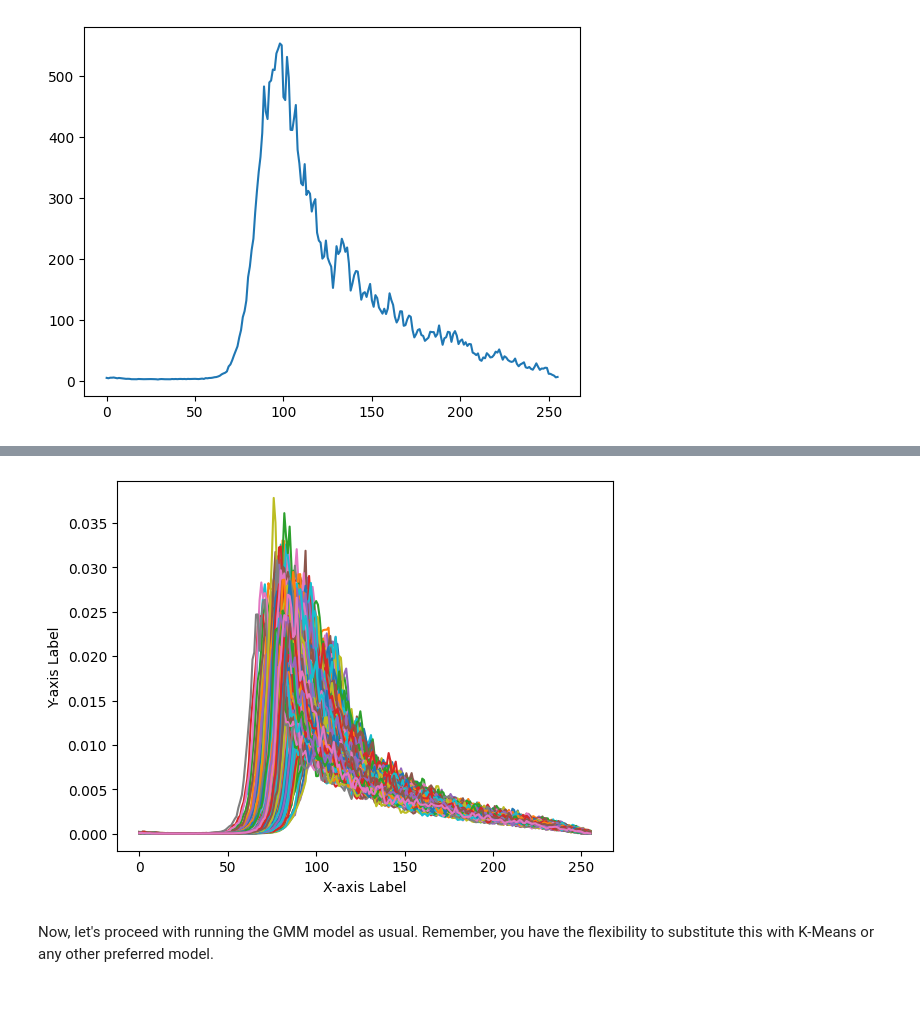
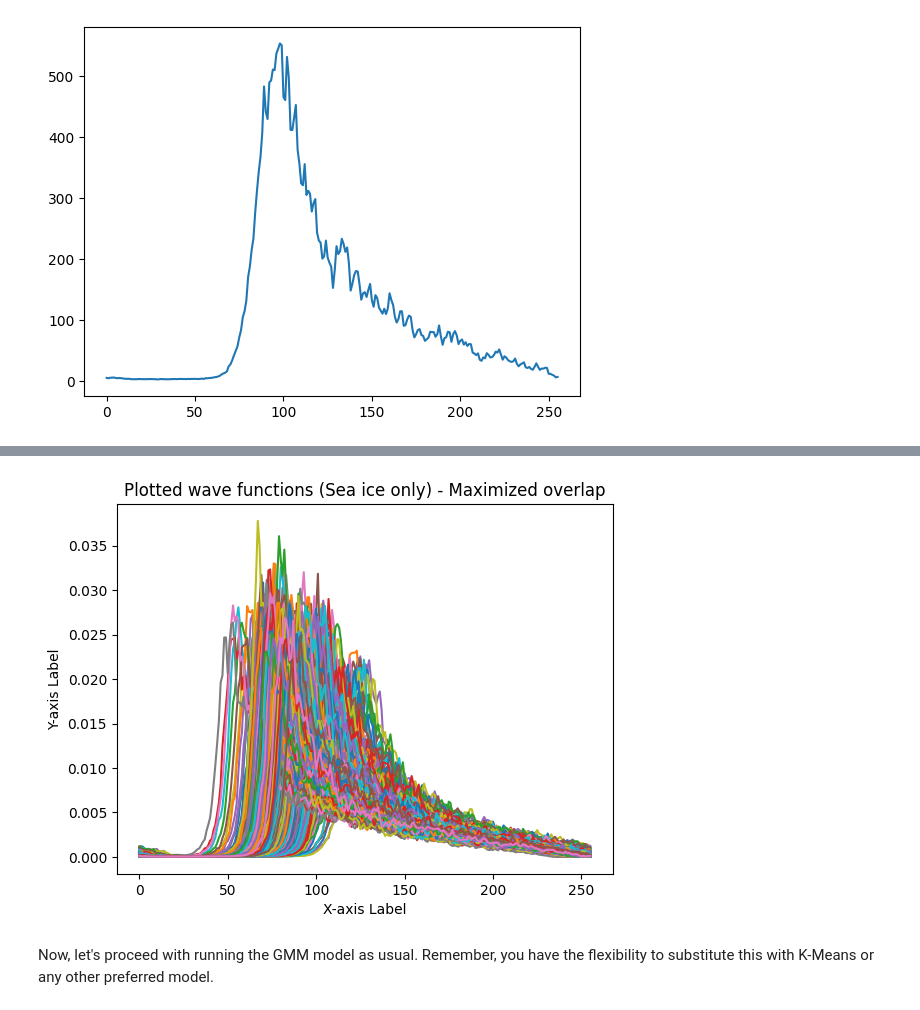
Before and after one commit to MaggieJian/Week4, a Jupyter notebook: Chapter1_Unsupervised_Learning_Methods_20018568.ipynb, the cells around one changed output, grey strips where cells are left out. Cells and saved outputs as stored; diff of their text form; code cells hidden in the pictures.

```diff
--- a/Chapter1_Unsupervised_Learning_Methods_20018568.ipynb
+++ b/Chapter1_Unsupervised_Learning_Methods_20018568.ipynb
@@ -506,13 +527,19 @@ waves_cleaned.shape
 # %%
-# For ice where flag_cleaned==1
-functions_to_plot = waves[~np.isnan(data_normalized).any(axis=1)][(flag_cleaned==1)][::10]
+# Now specify that each wave starts at a similar point on the x_axis, for ease of comparison
 
-# Plot each function
-for i, function in enumerate(functions_to_plot):
-    plt.plot(function/np.sum(function)) # Divide by the sum of the values
+# Calculate the average function
+average_function = np.mean(functions_to_plot, axis=0)
+
+# Calculate the shift needed for each function to align with the average function
+shifts = [np.argmax(np.correlate(average_function, function, mode='full')) - len(average_function) + 1
+          for function in functions_to_plot]
+
+# Plot each function with calculated shift
+for i, (function, shift) in enumerate(zip(functions_to_plot, shifts)):
+    plt.plot(np.roll(function, -shift) / np.sum(function))  # Shift and normalize
 
 plt.xlabel('X-axis Label')
 plt.ylabel('Y-axis Label')
-plt.title('Plotted wave functions (Sea ice only)')
+plt.title('Plotted wave functions (Sea ice only) - Maximized overlap')
 plt.show()
 # %% [output]
@@ -522,16 +547,23 @@ Focus on leads where flag_cleaned==0
 # %%
-functions_to_plot = waves[~np.isnan(data_normalized).any(axis=1)][(flag_cleaned==0)][::10]
+# Now specify that each wave starts at a similar point on the x_axis, for ease of comparison
 
-# Plot each function
-for i, function in enumerate(functions_to_plot):
-    plt.plot(function/np.sum(function)) # Divide by the sum of the values
+# Calculate the average function
+average_function = np.mean(functions_to_plot, axis=0)
+
+# Calculate the shift needed for each function to align with the average function
+shifts = [np.argmax(np.correlate(average_function, function, mode='full')) - len(average_function) + 1
+          for function in functions_to_plot]
+
+# Plot each function with calculated shift
+for i, (function, shift) in enumerate(zip(functions_to_plot, shifts)):
+    plt.plot(np.roll(function, -shift) / np.sum(function))  # Shift and normalize
 
 plt.xlabel('X-axis Label')
 plt.ylabel('Y-axis Label')
-plt.title('Plotted wave functions (Lead only)')
+plt.title('Plotted wave functions (Sea ice only) - Maximized overlap')
 plt.show()
 # %% [output]
-[figure, old version]
+[figure, new version]
 # %% [markdown]
 Now, let's proceed with running the GMM model as usual. Remember, you have the flexibility to substitute this with K-Means or any other preferred model.
 # %%
```
Also changed, not shown: parts of 31 cells of this notebook.
